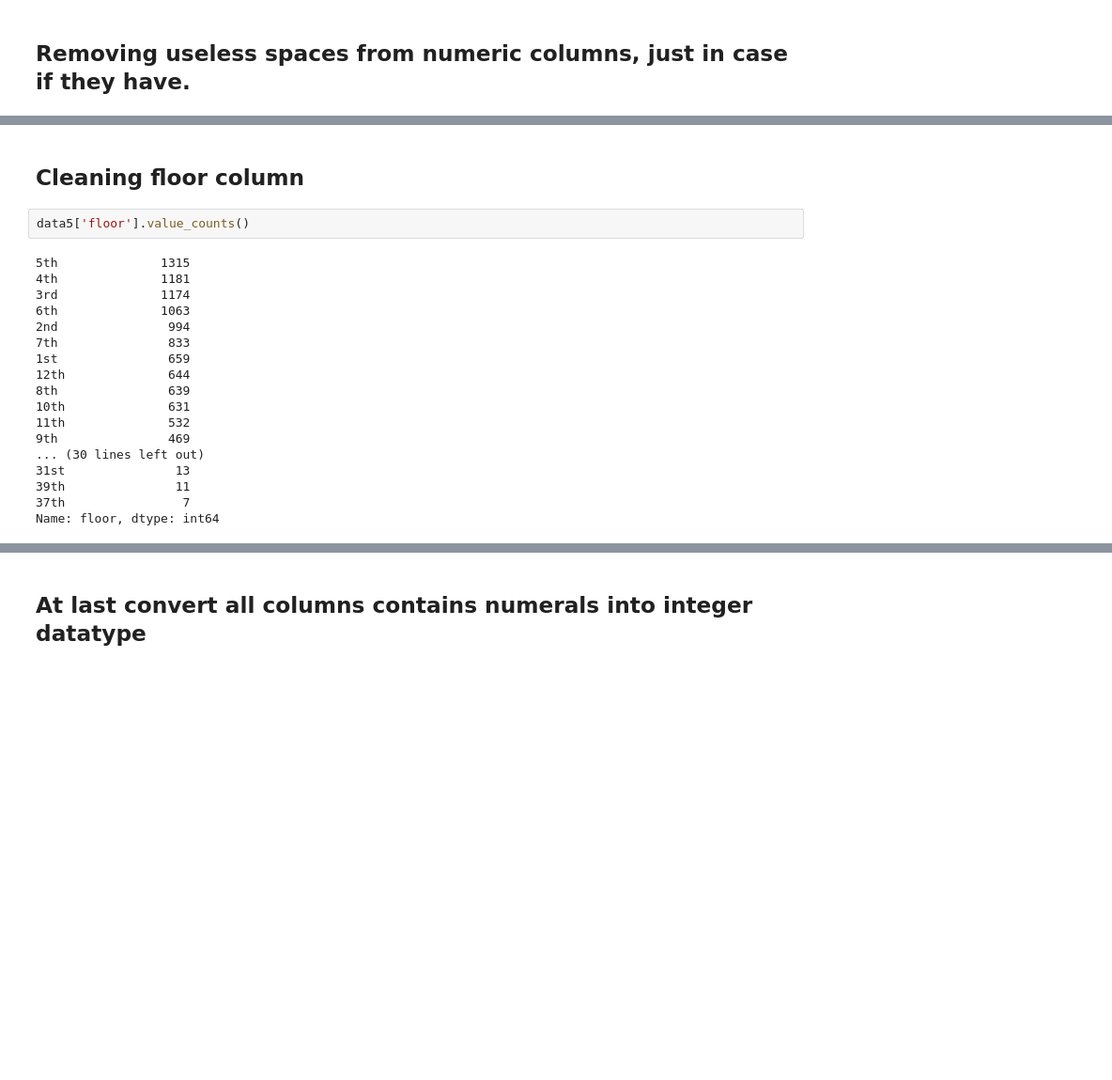
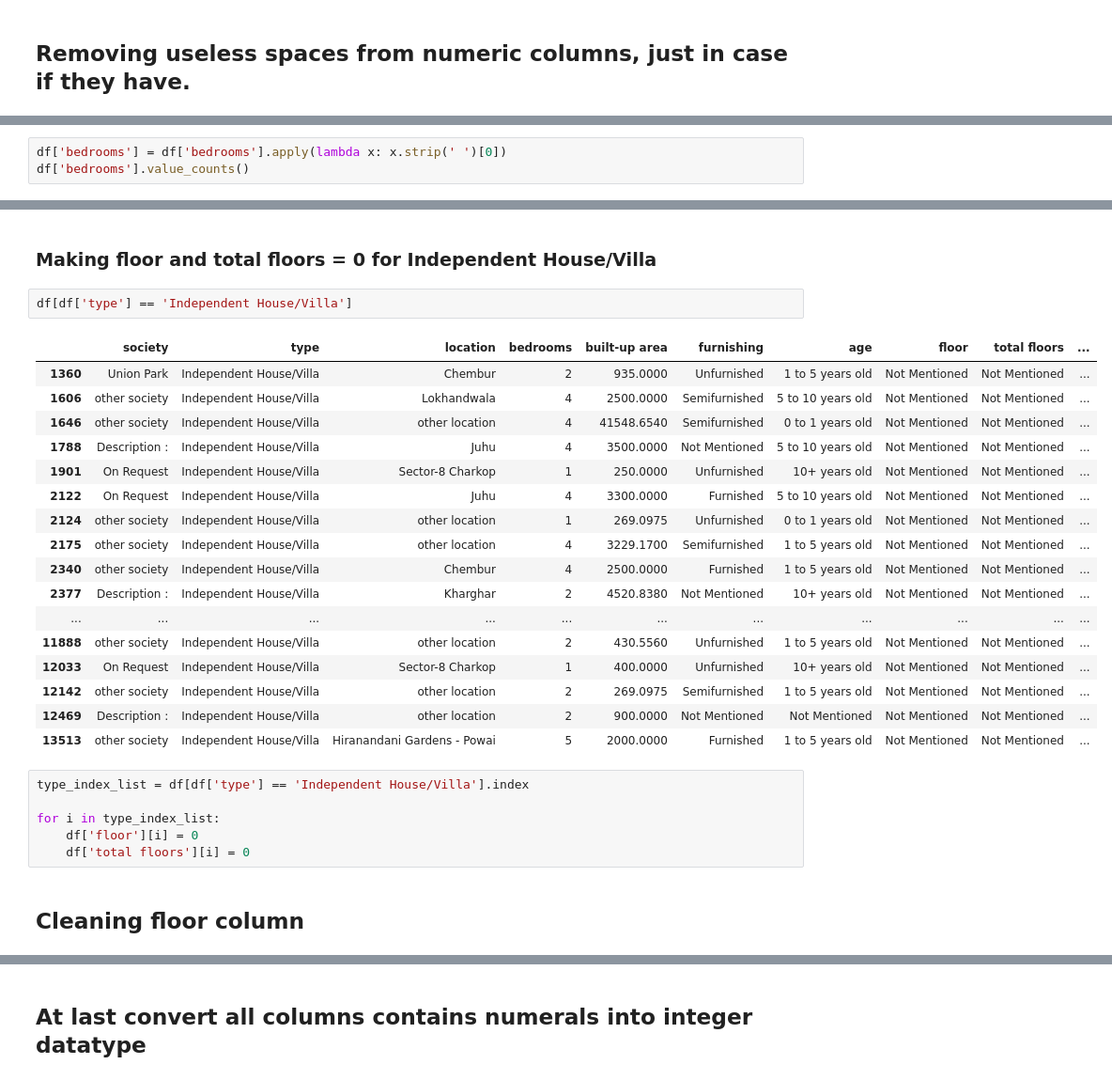
Before and after one commit to G0rav/House_Rent_Predictor, a Jupyter notebook: Mumbai_House_Rent_Prediction.ipynb, the cells around one changed output, grey strips where cells are left out. Shown at 94% size. Saved outputs shown, nothing was run; the diff lists cells and outputs as text; blank space fills up the shorter version.

```diff
--- a/Mumbai_House_Rent_Prediction.ipynb
+++ b/Mumbai_House_Rent_Prediction.ipynb
@@ -383,0 +279,3 @@ Name: age, dtype: int64
+# %%
+df['bedrooms'] = df['bedrooms'].apply(lambda x: x.strip(' ')[0])
+df['bedrooms'].value_counts()
@@ -384,22 +292,30 @@ Name: age, dtype: int64
+# %% [markdown]
+### Making floor and total floors = 0 for Independent House/Villa
+# %%
+df[df['type'] == 'Independent House/Villa']
+# %% [output]
+|  | society | type | location | bedrooms | built-up area | furnishing | age | floor | total floors | ... |
+| 1360 | Union Park | Independent House/Villa | Chembur | 2 | 935.0000 | Unfurnished | 1 to 5 years old | Not Mentioned | Not Mentioned | ... |
+| 1606 | other society | Independent House/Villa | Lokhandwala | 4 | 2500.0000 | Semifurnished | 5 to 10 years old | Not Mentioned | Not Mentioned | ... |
+| 1646 | other society | Independent House/Villa | other location | 4 | 41548.6540 | Semifurnished | 0 to 1 years old | Not Mentioned | Not Mentioned | ... |
+| 1788 | Description : | Independent House/Villa | Juhu | 4 | 3500.0000 | Not Mentioned | 5 to 10 years old | Not Mentioned | Not Mentioned | ... |
+| 1901 | On Request | Independent House/Villa | Sector-8 Charkop | 1 | 250.0000 | Unfurnished | 10+ years old | Not Mentioned | Not Mentioned | ... |
+| 2122 | On Request | Independent House/Villa | Juhu | 4 | 3300.0000 | Furnished | 5 to 10 years old | Not Mentioned | Not Mentioned | ... |
+| 2124 | other society | Independent House/Villa | other location | 1 | 269.0975 | Unfurnished | 0 to 1 years old | Not Mentioned | Not Mentioned | ... |
+| 2175 | other society | Independent House/Villa | other location | 4 | 3229.1700 | Semifurnished | 1 to 5 years old | Not Mentioned | Not Mentioned | ... |
+| 2340 | other society | Independent House/Villa | Chembur | 4 | 2500.0000 | Furnished | 1 to 5 years old | Not Mentioned | Not Mentioned | ... |
+| 2377 | Description : | Independent House/Villa | Kharghar | 2 | 4520.8380 | Not Mentioned | 10+ years old | Not Mentioned | Not Mentioned | ... |
+| ... | ... | ... | ... | ... | ... | ... | ... | ... | ... | ... |
+| 11888 | other society | Independent House/Villa | other location | 2 | 430.5560 | Unfurnished | 1 to 5 years old | Not Mentioned | Not Mentioned | ... |
+| 12033 | On Request | Independent House/Villa | Sector-8 Charkop | 1 | 400.0000 | Unfurnished | 10+ years old | Not Mentioned | Not Mentioned | ... |
+| 12142 | other society | Independent House/Villa | other location | 2 | 269.0975 | Semifurnished | 1 to 5 years old | Not Mentioned | Not Mentioned | ... |
+| 12469 | Description : | Independent House/Villa | other location | 2 | 900.0000 | Not Mentioned | Not Mentioned | Not Mentioned | Not Mentioned | ... |
+| 13513 | other society | Independent House/Villa | Hiranandani Gardens - Powai | 5 | 2000.0000 | Furnished | 1 to 5 years old | Not Mentioned | Not Mentioned | ... |
+# %%
+type_index_list = df[df['type'] == 'Independent House/Villa'].index
+
+for i in type_index_list:
+    df['floor'][i] = 0
+    df['total floors'][i] = 0
 # %% [markdown]
 ## Cleaning floor column
-# %%
-data5['floor'].value_counts()
-# %% [output]
-5th              1315
-4th              1181
-3rd              1174
-6th              1063
-2nd               994
-7th               833
-1st               659
-12th              644
-8th               639
-10th              631
-11th              532
-9th               469
-... (30 lines left out)
-31st               13
-39th               11
-37th                7
-Name: floor, dtype: int64
```
Also changed, not shown: parts of 132 cells of this notebook.
